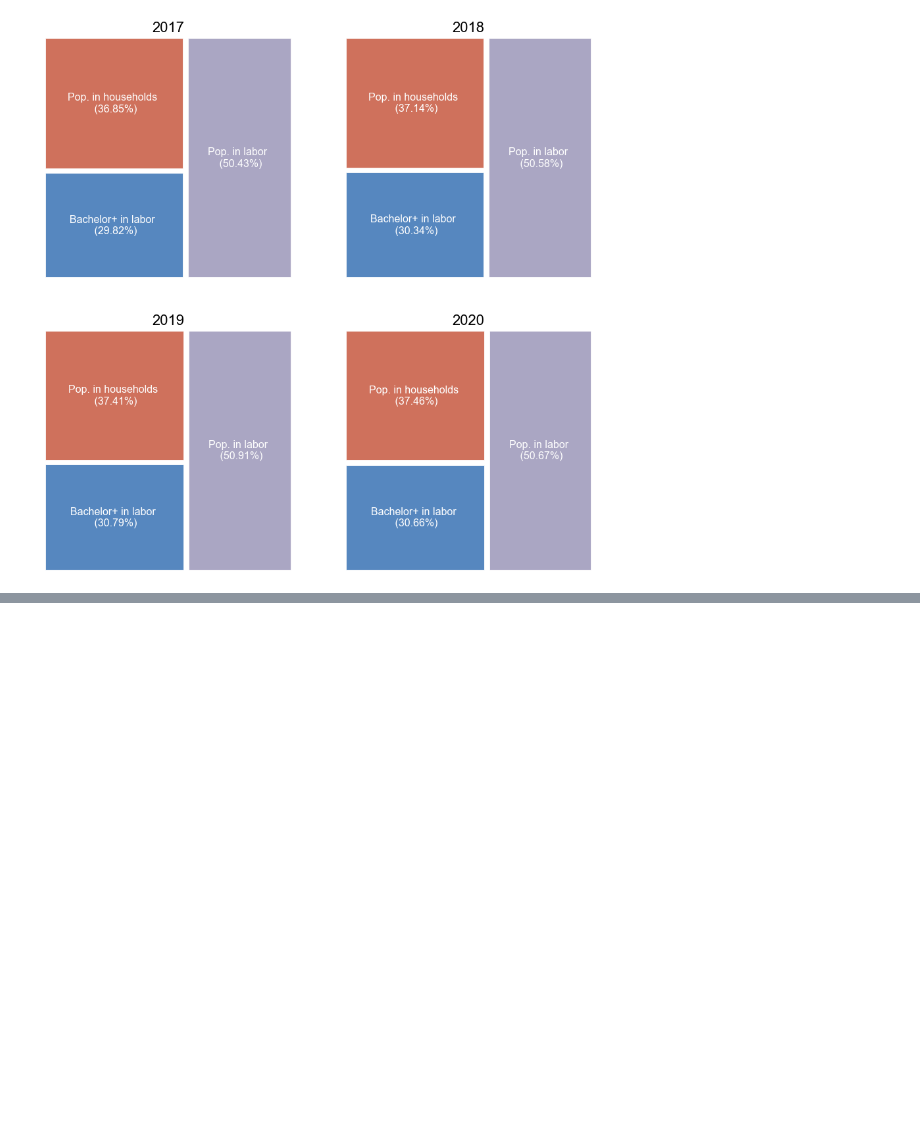
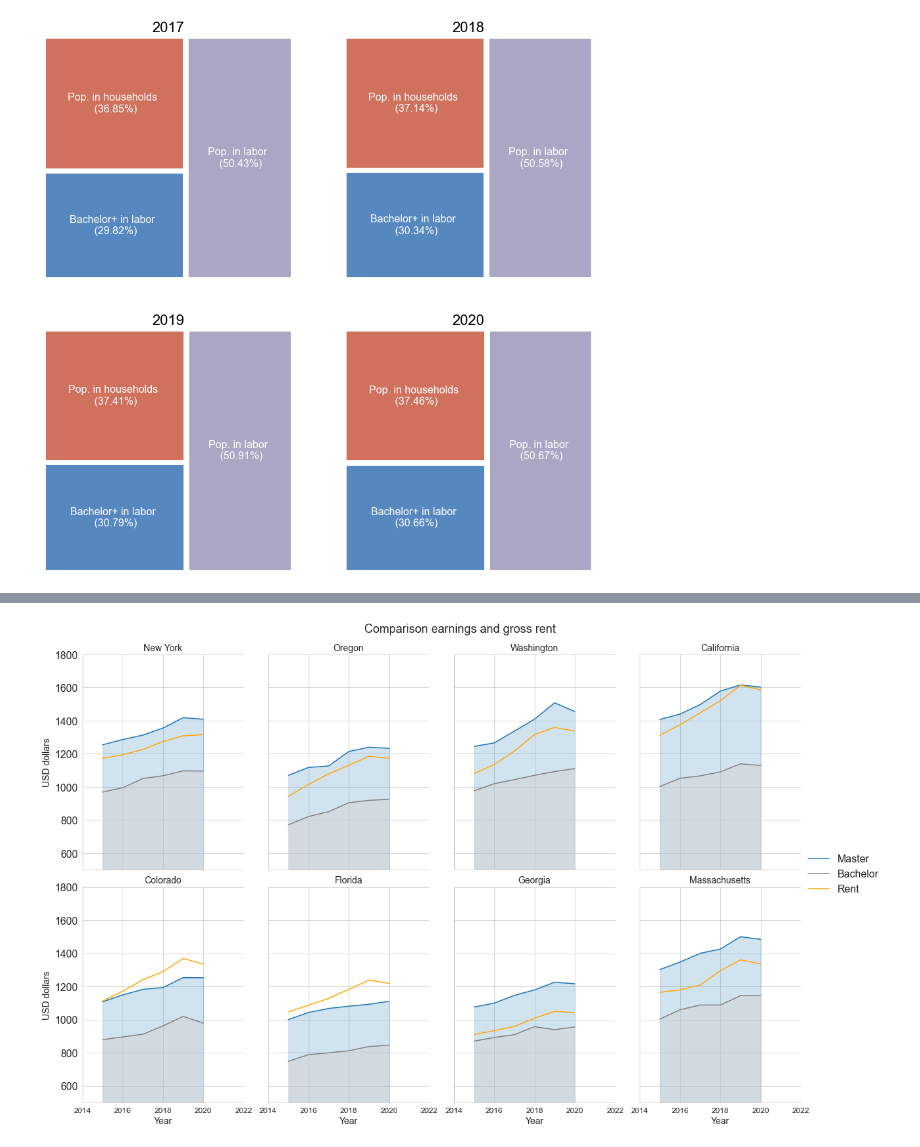
Before and after one commit to aliglara/capstone-c1-DA, a Jupyter notebook: codes/EDA_homeless_pop.ipynb, the cells around one changed output, grey strips where cells are left out. Saved outputs shown, nothing was run; the diff lists cells and outputs as text; code cells hidden in the pictures; blank space fills up the shorter version.

```diff
--- a/codes/EDA_homeless_pop.ipynb
+++ b/codes/EDA_homeless_pop.ipynb
@@ -566,9 +569,6 @@ some_population_pt
 | 2019 | 51941004 | 123973834 | 168719014 | 331433217 |
 | 2020 | 51234055 | 123559968 | 167113763 | 329824950 |
 # %%
-color = 'white'
-mpl.rcParams['text.color'] = color
-mpl.rcParams['font.size'] = 16
 cmap = palettable.tableau.BlueRed_6.mpl_colormap
 years = [2017, 2018, 2019, 2020]
 # %%
@@ -595,0 +720,20 @@ plt.show()
+# %%
+earning_df.rename({
+    "year": "Year",
+    "name_state": "State name",
+    "median_earnings_bachelor": "Bachelor earning",
+    "median_earnings_master_or_above": "Master or above earning",
+    "median_gross_rent": "Gross rent"
+}, axis=1, inplace=True)
+# %%
+def max_rent(value, tax_perc=37, ratio=3):
+    return np.round(value * (100 - tax_perc) / 12 / ratio / 100, 2)
+# %%
+# Some calculations
+tax_percentage = 37
+ratio_rent_income = 3
+earning_df["Perc diff"] = (((earning_df["Master or above earning"] -
+                             earning_df["Bachelor earning"]) / earning_df["Bachelor earning"] * 100).round(2))
+
+earning_df["Max rent Bachelor"] = earning_df["Bachelor earning"].apply(lambda x: max_rent(x,tax_percentage, ratio_rent_income))
+earning_df["Max rent Master"] = earning_df["Master or above earning"].apply(lambda x: max_rent(x,tax_percentage, ratio_rent_income))
@@ -595,0 +796,22 @@ plt.show()
+# %%
+g = sns.FacetGrid(earning_df,
+                  col='State name',
+                  col_wrap=4, height=5.5, aspect=0.75, ylim=(500, 1800))
+g = g.map(plt.plot, 'Year', 'Max rent Master', label="Master")
+g = g.map(plt.plot, 'Year', 'Max rent Bachelor', color='gray', label="Bachelor")
+g = g.map(plt.plot, 'Year', 'Gross rent', color='orange', label="Rent")
+g = g.map(plt.fill_between, 'Year', 'Max rent Master', alpha=0.2)
+g = g.map(plt.fill_between, 'Year', 'Max rent Bachelor', color='lightgray', alpha=0.5)
+g = g.set_ylabels("USD dollars", fontsize=14)
+g = g.set_xlabels("Year", fontsize=14)
+g = g.set_titles("{col_name}", size=14)
+g = g.set_xticklabels(fontsize=12)
+
+g.tight_layout()
+g.add_legend()
+plt.subplots_adjust(top=0.92)
+g = g.fig.suptitle('Comparison earnings and gross rent', fontsize=18)
+# Show the graph
+plt.show()
+# %% [output]
+[figure, added]
```
Also changed, not shown: parts of 36 cells of this notebook.
